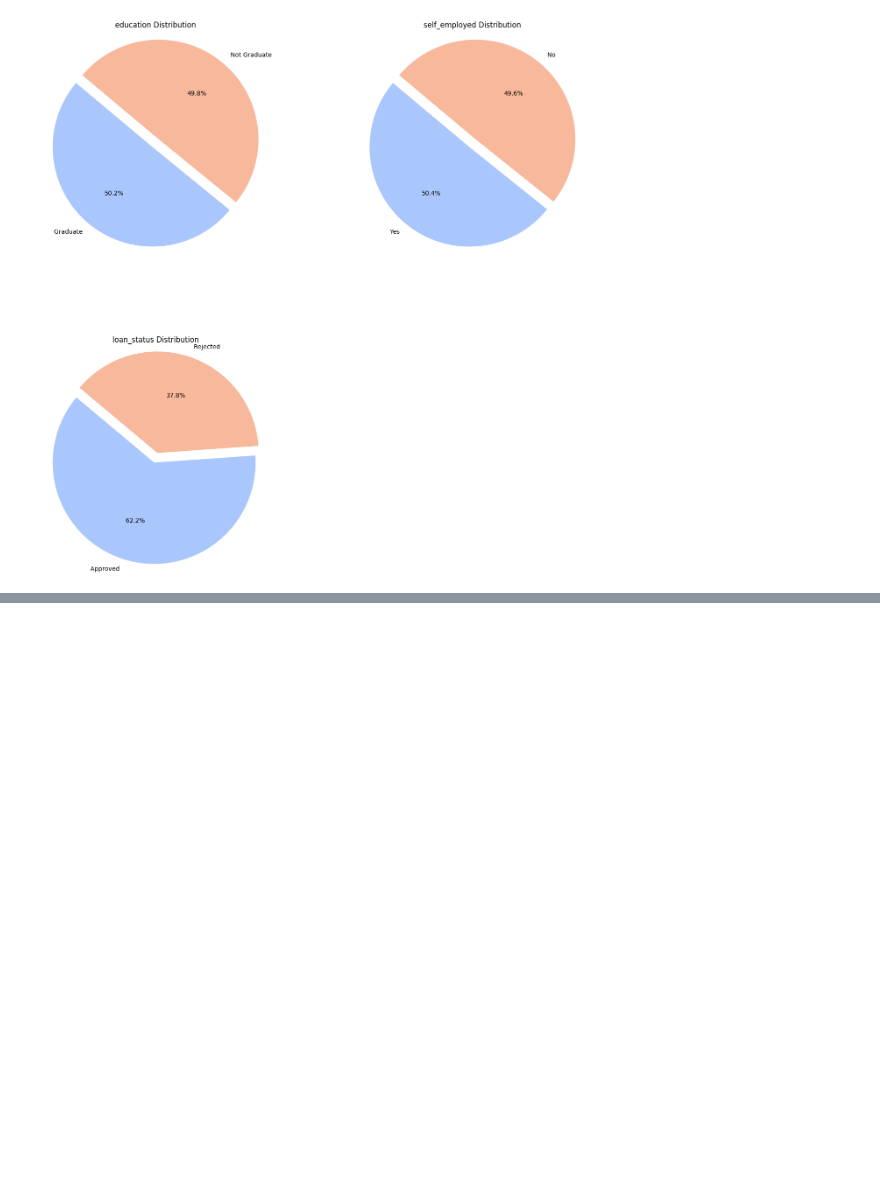
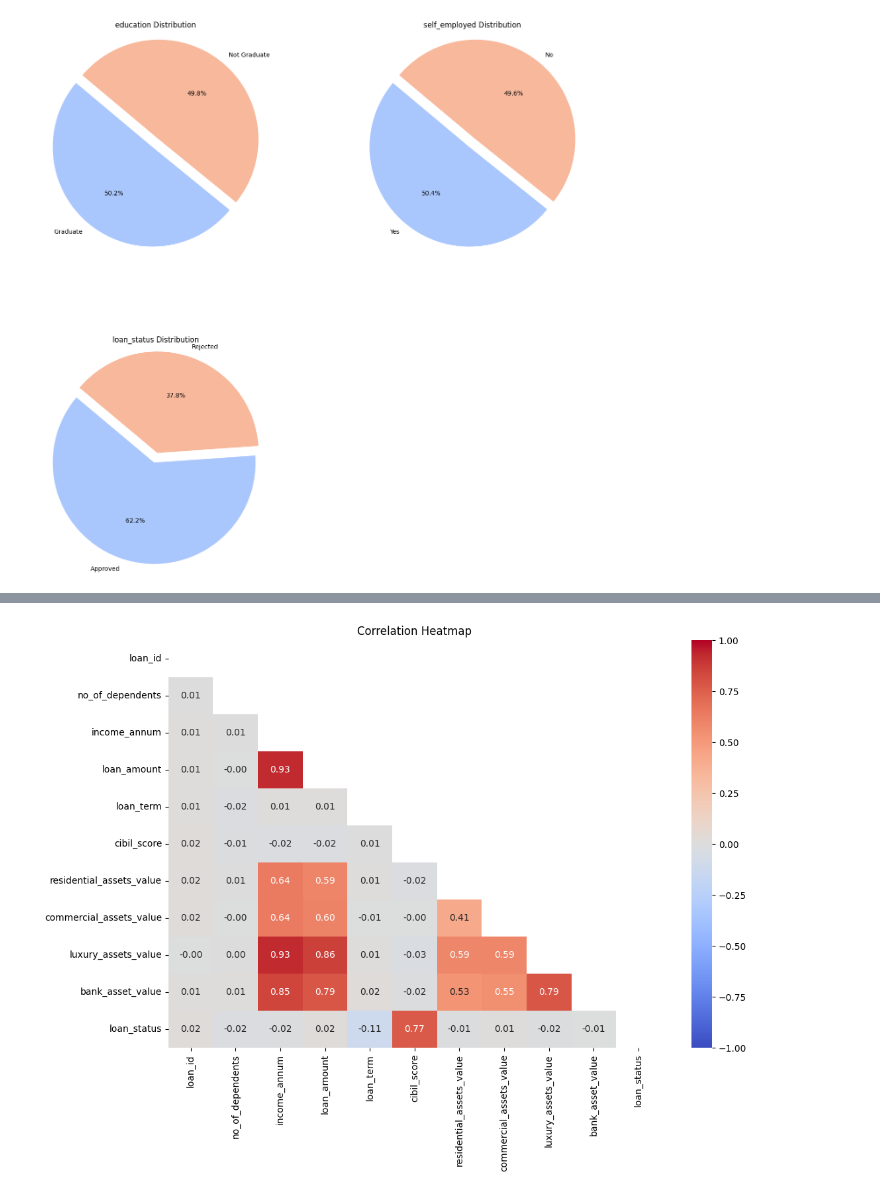
Before and after one commit to oguzhankir/ML_engineer_case, a Jupyter notebook: notebooks/data_analysis.ipynb, the cells around one changed output, grey strips where cells are left out. Saved outputs shown, nothing was run; the diff lists cells and outputs as text; code cells hidden in the pictures; blank space fills up the shorter version.

```diff
--- a/notebooks/data_analysis.ipynb
+++ b/notebooks/data_analysis.ipynb
@@ -36,0 +157,31 @@ plot_cat(df, df.select_dtypes("object").columns.tolist())
+# %%
+# target variable is categorical but I make it numeric to look at correlation
+df["loan_status"] = df["loan_status"].replace({"Approved": 1, "Rejected": 0})
+# %%
+# cibil score gives a lot of information about the target, but such correlation can be risky
+# Also, there are pairs with high correlations between features, which may be risky due to lack of data
+def plot_corr_heatmap(df):
+    """
+    Plots a triangular correlation heatmap for numeric columns in the DataFrame.
+
+    Args:
+    - df (DataFrame): The DataFrame containing the data.
+
+    Returns:
+    - None: Displays the heatmap.
+    """
+
+    corr = df.corr()
+    mask = np.triu(np.ones_like(corr, dtype=bool))
+
+    plt.figure(figsize=(12, 8))
+    sns.heatmap(
+        corr, mask=mask, annot=True, fmt=".2f", cmap="coolwarm", vmin=-1, vmax=1
+    )
+    plt.title("Correlation Heatmap")
+    plt.show()
+
+
+plot_corr_heatmap(df.select_dtypes(["int", "float"]))
+# %% [output]
+[figure, added]
```
Also changed, not shown: parts of 15 cells of this notebook, 20 other files.
